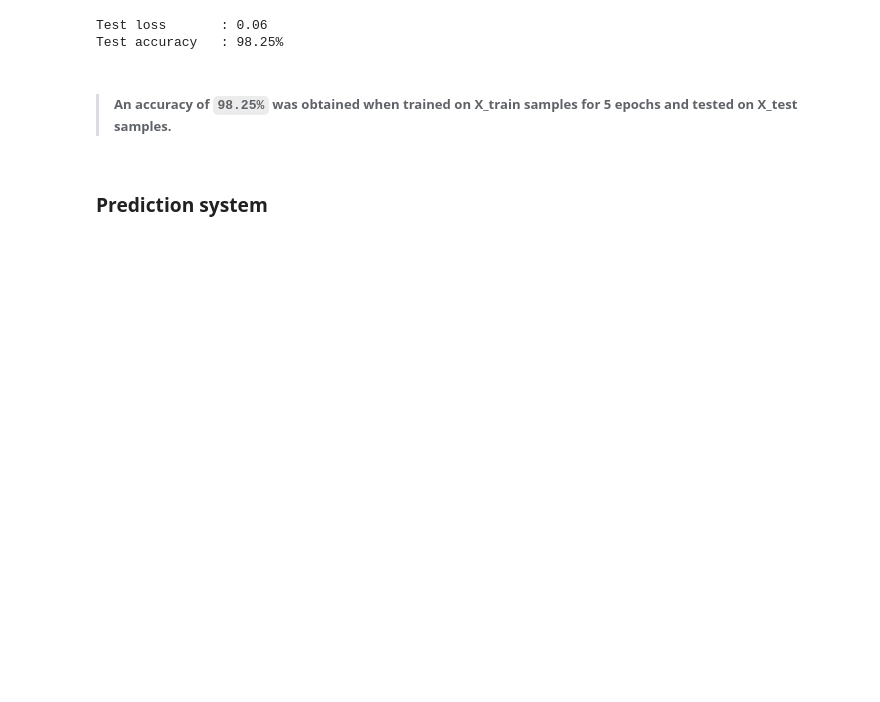
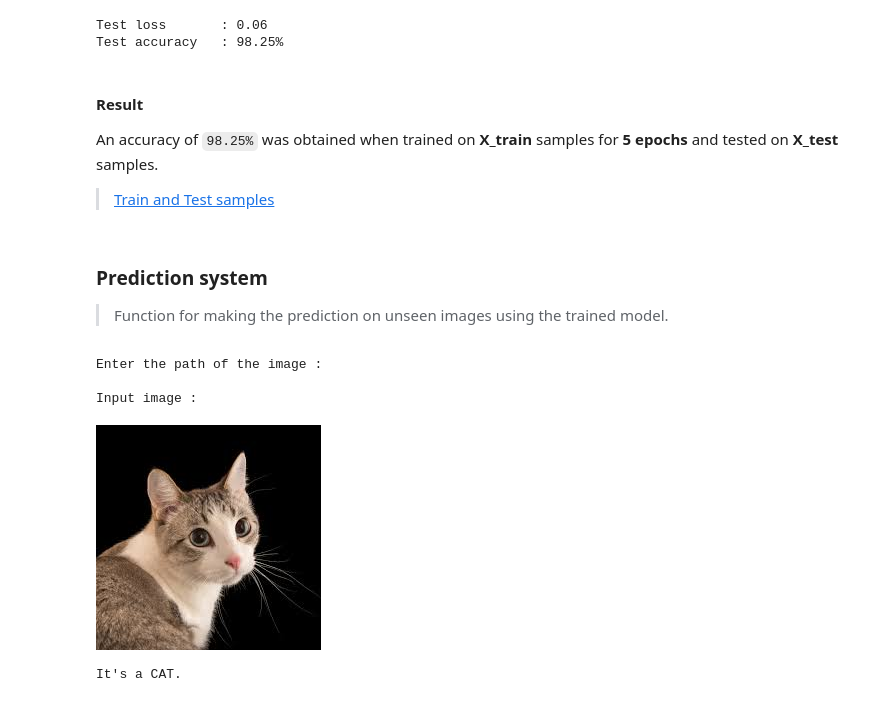
Before and after one commit to nirmit27/Dog-vs-Cat-Classification, a Jupyter notebook: Dogs_vs_Cats.ipynb, the cells around one changed output. Drawn from its saved outputs; the diff is of its cells as text; code cells hidden in the pictures; blank space fills up the shorter version.

```diff
--- a/Dogs_vs_Cats.ipynb
+++ b/Dogs_vs_Cats.ipynb
@@ -321,6 +307,40 @@ print(f"Test loss\t: {score:.2f}\nTest accuracy\t: {(acc * 100):.2f}%")
 Test loss       : 0.06
 Test accuracy   : 98.25%
 # %% [markdown]
-> ##### An accuracy of `98.25%` was obtained when trained on **X_train** samples for **5 epochs** and tested on **X_test** samples.
+#### **Result**
+An accuracy of `98.25%` was obtained when trained on **X_train** samples for **5 epochs** and tested on **X_test** samples.
+
+> [Train and Test samples](#scrollTo=Ocwu1-8af5b_&line=2&uniqifier=1)
-# %% [markdown]
-### Prediction system
+# %% [markdown]
+### **Prediction system**
+> Function for making the prediction on unseen images using the trained model.
+# %%
+def prediction(input_img_path: str):
+  print("\nInput image :\n")
+
+  # Displaying the input image
+  input_img = cv2.imread(input_img_path)
+  cv2_imshow(input_img)
+  print()
+
+  # Resizing the input image
+  input_img = cv2.resize(input_img, (224, 224))
+
+  # Scaling the input image
+  input_img = input_img / 255
+
+  # Reshaping the input image for feeding to the model -> `1` for one image
+  input_img = np.reshape(input_img, [1, 224, 224, 3])
+
+  # Making the prediction
+  return np.argmax(model.predict(input_img, verbose=0))
+# %%
+input_img_path = input("Enter the path of the image : ") or "/content/sample.jpg"
+
+print("It's a DOG.") if prediction(input_img_path) else print("It's a CAT.")
+# %% [output]
+Enter the path of the image :
+
+Input image :
+[figure, added]
+It's a CAT.
```
Also changed, not shown: parts of 7 cells of this notebook.
